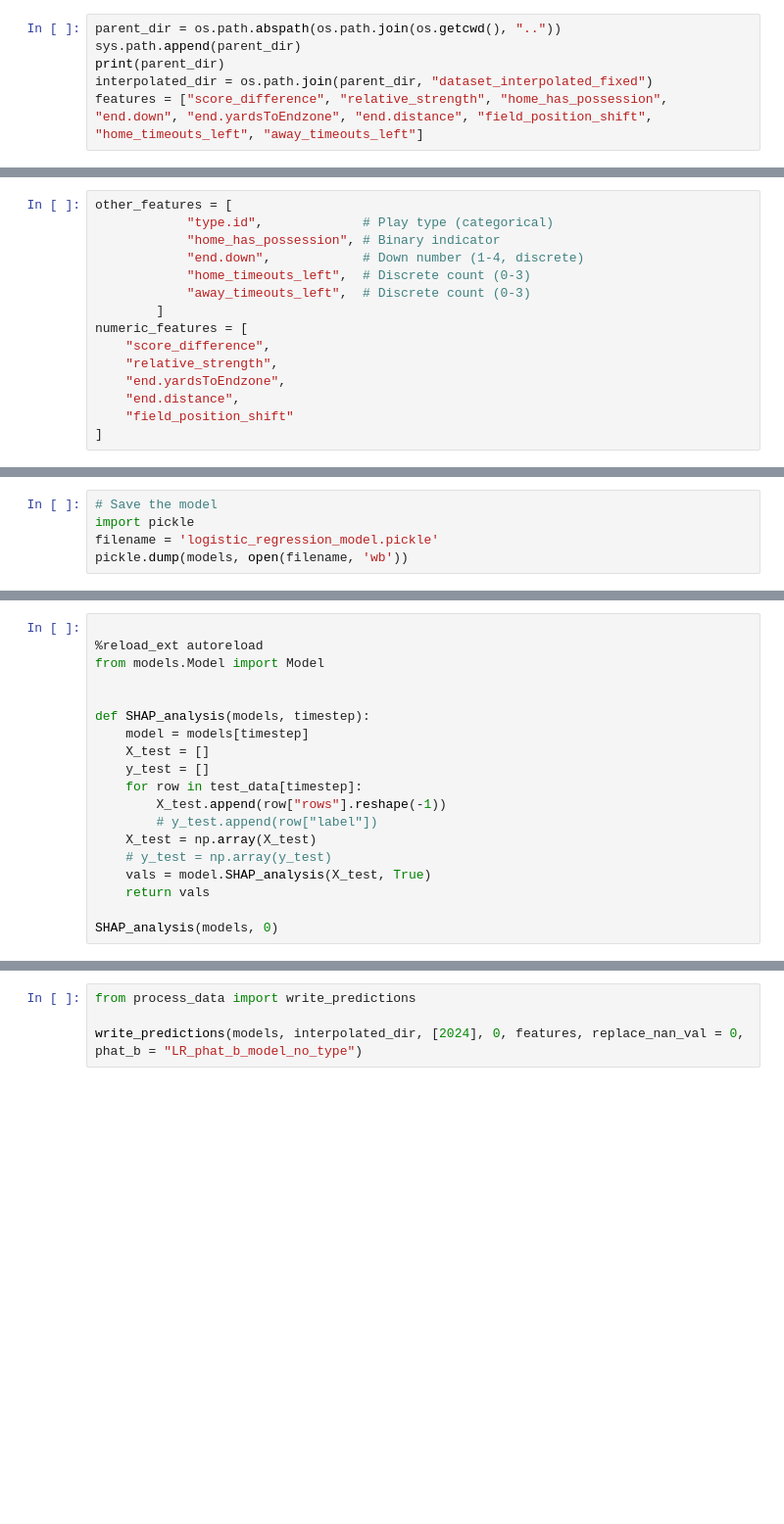
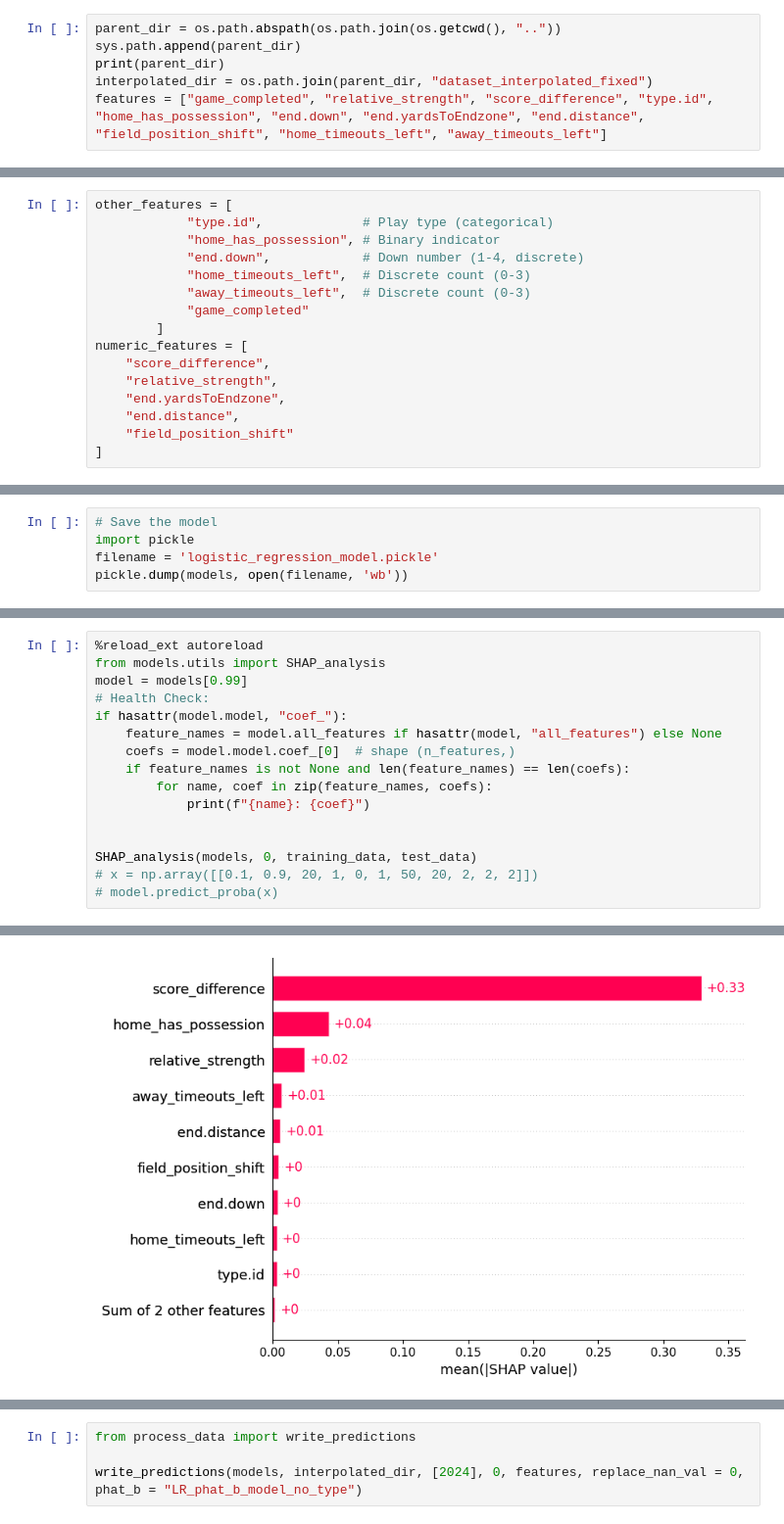
Before and after one commit to alys28/probabilistic_forecasts_football, a Jupyter notebook: NFL/ML/notebooks/logistic_regression_multi_step.ipynb, the cells around one changed output, grey strips where cells are left out. Shown at 98% size. Drawn from its saved outputs; the diff is of its cells as text; blank space fills up the shorter version.

```diff
--- a/NFL/ML/notebooks/logistic_regression_multi_step.ipynb
+++ b/NFL/ML/notebooks/logistic_regression_multi_step.ipynb
@@ -9,7 +9,7 @@ parent_dir = os.path.abspath(os.path.join(os.getcwd(), ".."))
 sys.path.append(parent_dir)
 print(parent_dir)
 interpolated_dir = os.path.join(parent_dir, "dataset_interpolated_fixed")
-features = ["score_difference", "relative_strength", "home_has_possession", "end.down", "end.yardsToEndzone", "end.distance", "field_position_shift", "home_timeouts_left", "away_timeouts_left"]
+features = ["game_completed", "relative_strength", "score_difference", "type.id", "home_has_possession", "end.down", "end.yardsToEndzone", "end.distance", "field_position_shift", "home_timeouts_left", "away_timeouts_left"]
 # %% [output]
 /Users/aly/Documents/University_of_Waterloo/Winter 2025/Research/code/NFL/ML
 # %%
@@ -113,6 +113,7 @@ other_features = [
             "end.down",            # Down number (1-4, discrete)
             "home_timeouts_left",  # Discrete count (0-3)
             "away_timeouts_left",  # Discrete count (0-3)
+            "game_completed"
         ]
 numeric_features = [
     "score_difference",
@@ -224,19 +190,0 @@ pickle.dump(models, open(filename, 'wb'))
-# %%
-
-%reload_ext autoreload
-from models.Model import Model
-
-
-def SHAP_analysis(models, timestep):
-    model = models[timestep]
-    X_test = []
-    y_test = []
-    for row in test_data[timestep]:
-        X_test.append(row["rows"].reshape(-1))
-        # y_test.append(row["label"])
-    X_test = np.array(X_test)
-    # y_test = np.array(y_test)
-    vals = model.SHAP_analysis(X_test, True)
-    return vals
-
-SHAP_analysis(models, 0)
@@ -245,0 +191,17 @@ TypeError: The passed model is not callable and cannot be analyzed directly with
+# %%
+%reload_ext autoreload
+from models.utils import SHAP_analysis
+model = models[0.99]
+# Health Check:
+if hasattr(model.model, "coef_"):
+    feature_names = model.all_features if hasattr(model, "all_features") else None
+    coefs = model.model.coef_[0]  # shape (n_features,)
+    if feature_names is not None and len(feature_names) == len(coefs):
+        for name, coef in zip(feature_names, coefs):
+            print(f"{name}: {coef}")
+
+
+SHAP_analysis(models, 0, training_data, test_data)
+# x = np.array([[0.1, 0.9, 20, 1, 0, 1, 50, 20, 2, 2, 2]])
+# model.predict_proba(x)
+# %% [output]
@@ -245,0 +219 @@ TypeError: The passed model is not callable and cannot be analyzed directly with
+[figure, added]
```
Also changed, not shown: parts of 6 cells of this notebook, 5 other files.
